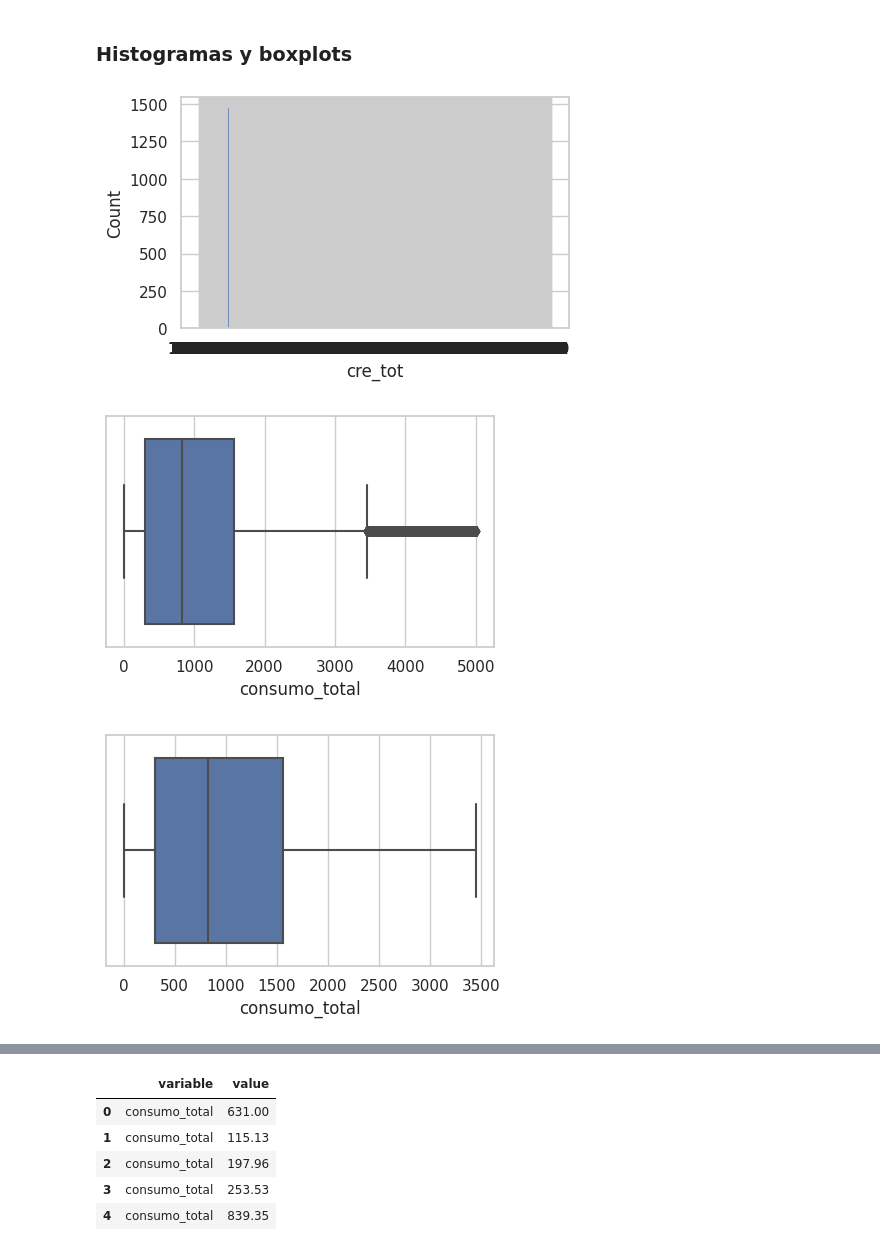
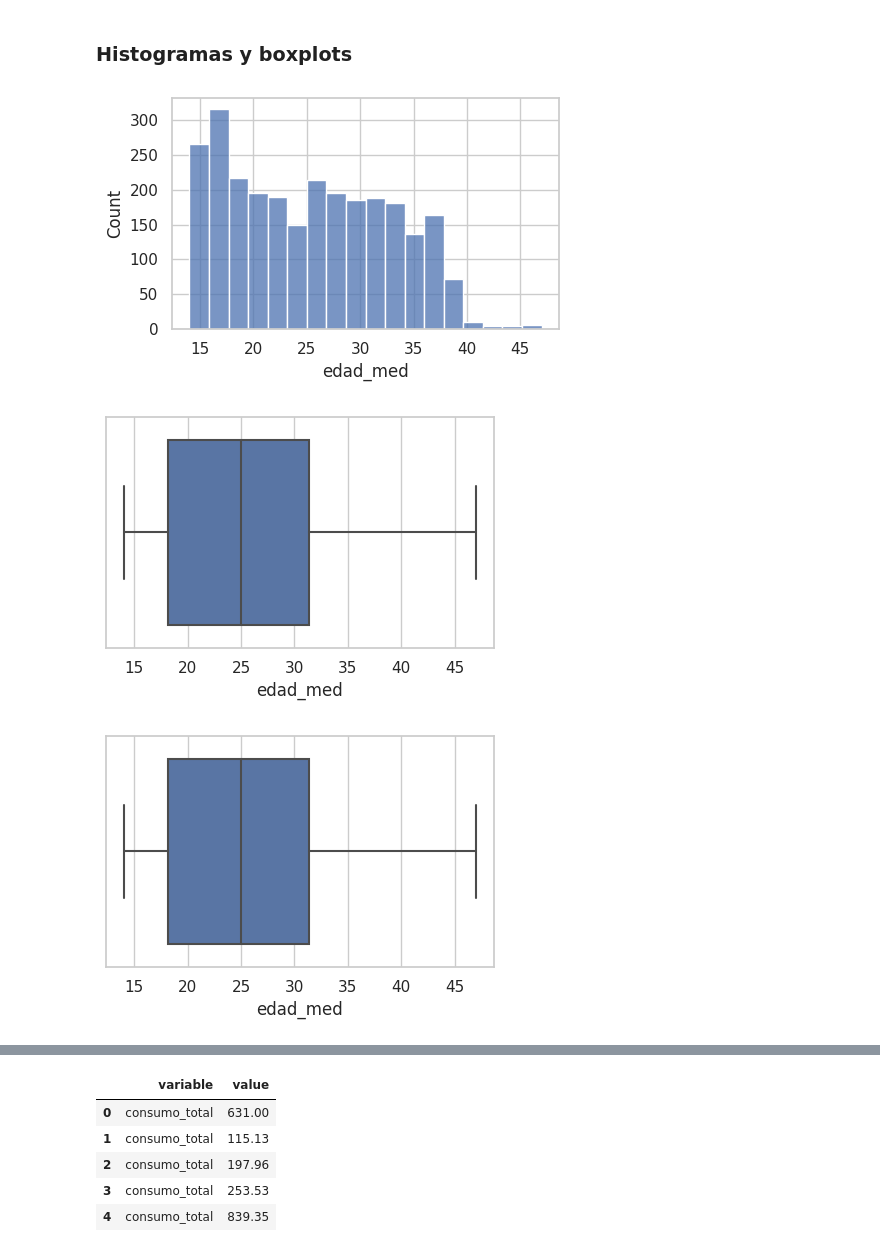
Before and after one commit to m-durand/propedeutico_python, a Jupyter notebook: notebooks/6_eda_geda.ipynb, the cells around one changed output, grey strips where cells are left out. Cells and saved outputs as stored; diff of their text form; code cells hidden in the pictures.

```diff
--- a/notebooks/6_eda_geda.ipynb
+++ b/notebooks/6_eda_geda.ipynb
@@ -207,17 +219,17 @@ dtype: object
 # Ajustes de gráficos
 sns.set(style='whitegrid',rc={'figure.figsize':(5,3)})
 # %%
-sns.histplot(x=df['cre_tot']);
+sns.histplot(x=df['edad_med']);
 #a.yaxis.set_major_formatter(FuncFormatter(number_formatter))
 # %% [output]
-[figure, old version]
+[figure, new version]
 # %%
-sns.boxplot(x=df2['consumo_total']);
+sns.boxplot(x=df['edad_med']);
 # %% [output]
-[figure, old version]
+[figure, new version]
 # %%
-sns.boxplot(x=df2['consumo_total'],showfliers=False);
+sns.boxplot(x=df['edad_med'],showfliers=False);
 # %% [output]
-[figure, old version]
+[figure, new version]
 # %%
 plt.figure(figsize=(8,5))
```
Also changed, not shown: parts of 2 cells of this notebook, 1 other file.
